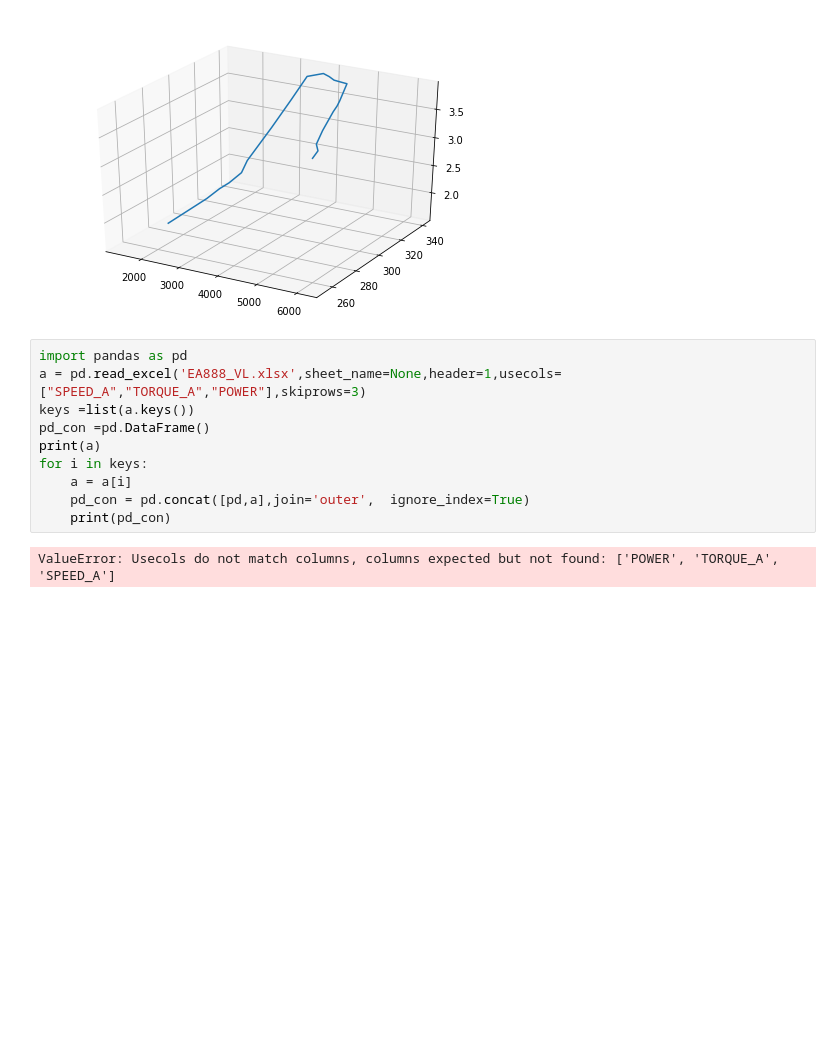
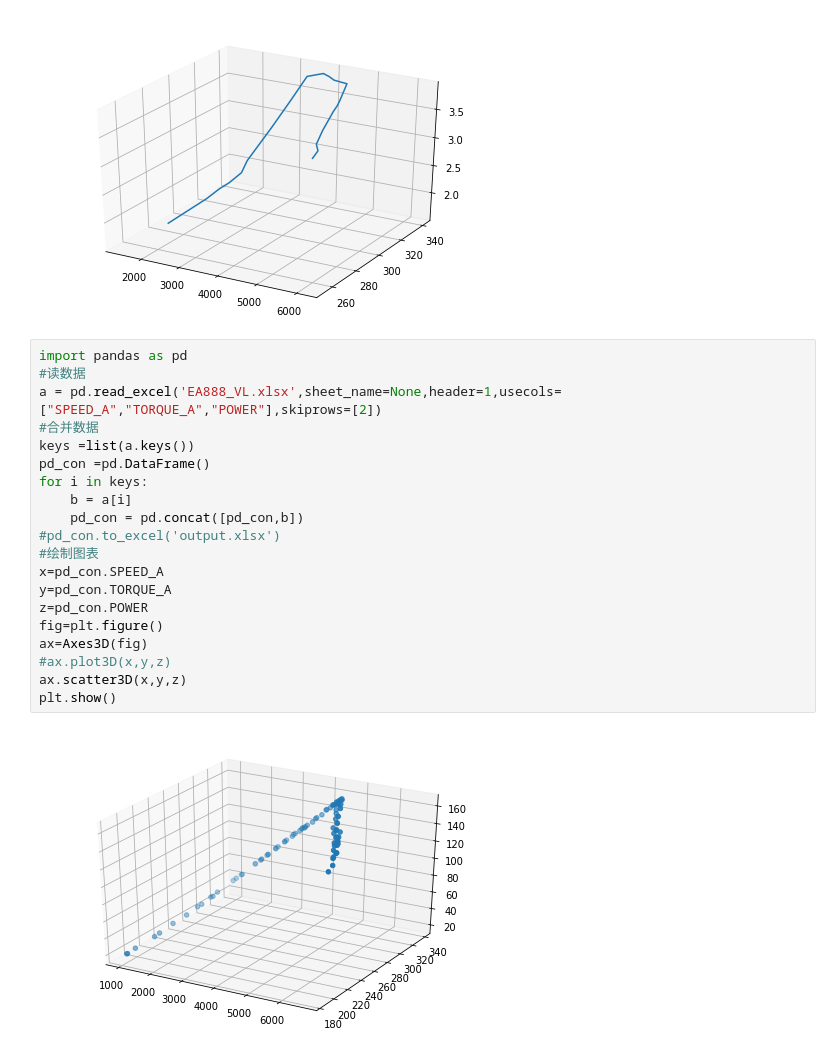
Before and after one commit to toshizozo/t, a Jupyter notebook: test.ipynb, the cells around one changed output. Saved outputs shown, nothing was run; the diff lists cells and outputs as text; blank space fills up the shorter version.

```diff
--- a/test.ipynb
+++ b/test.ipynb
@@ -26,13 +26,23 @@ plt.show()
 [figure]
 # %%
 import pandas as pd
-a = pd.read_excel('EA888_VL.xlsx',sheet_name=None,header=1,usecols=["SPEED_A","TORQUE_A","POWER"],skiprows=3)
+#读数据
+a = pd.read_excel('EA888_VL.xlsx',sheet_name=None,header=1,usecols=["SPEED_A","TORQUE_A","POWER"],skiprows=[2])
+#合并数据
 keys =list(a.keys())
 pd_con =pd.DataFrame()
-print(a)
 for i in keys:
-    a = a[i]
-    pd_con = pd.concat([pd,a],join='outer',  ignore_index=True)
-    print(pd_con)
+    b = a[i]
+    pd_con = pd.concat([pd_con,b])
+#pd_con.to_excel('output.xlsx')
+#绘制图表
+x=pd_con.SPEED_A
+y=pd_con.TORQUE_A
+z=pd_con.POWER
+fig=plt.figure()
+ax=Axes3D(fig)
+#ax.plot3D(x,y,z)
+ax.scatter3D(x,y,z)
+plt.show()
 # %% [output]
-ValueError: Usecols do not match columns, columns expected but not found: ['POWER', 'TORQUE_A', 'SPEED_A']
+[figure, added]
```
